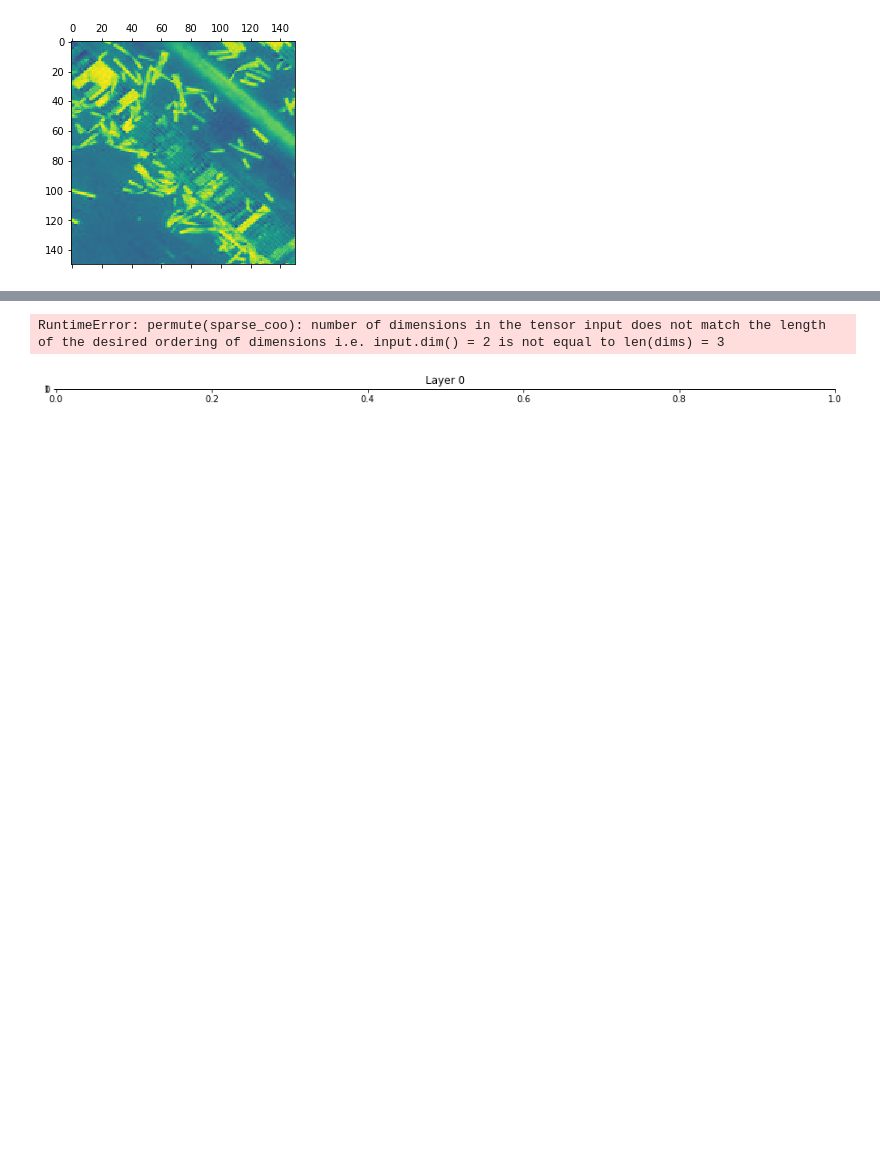
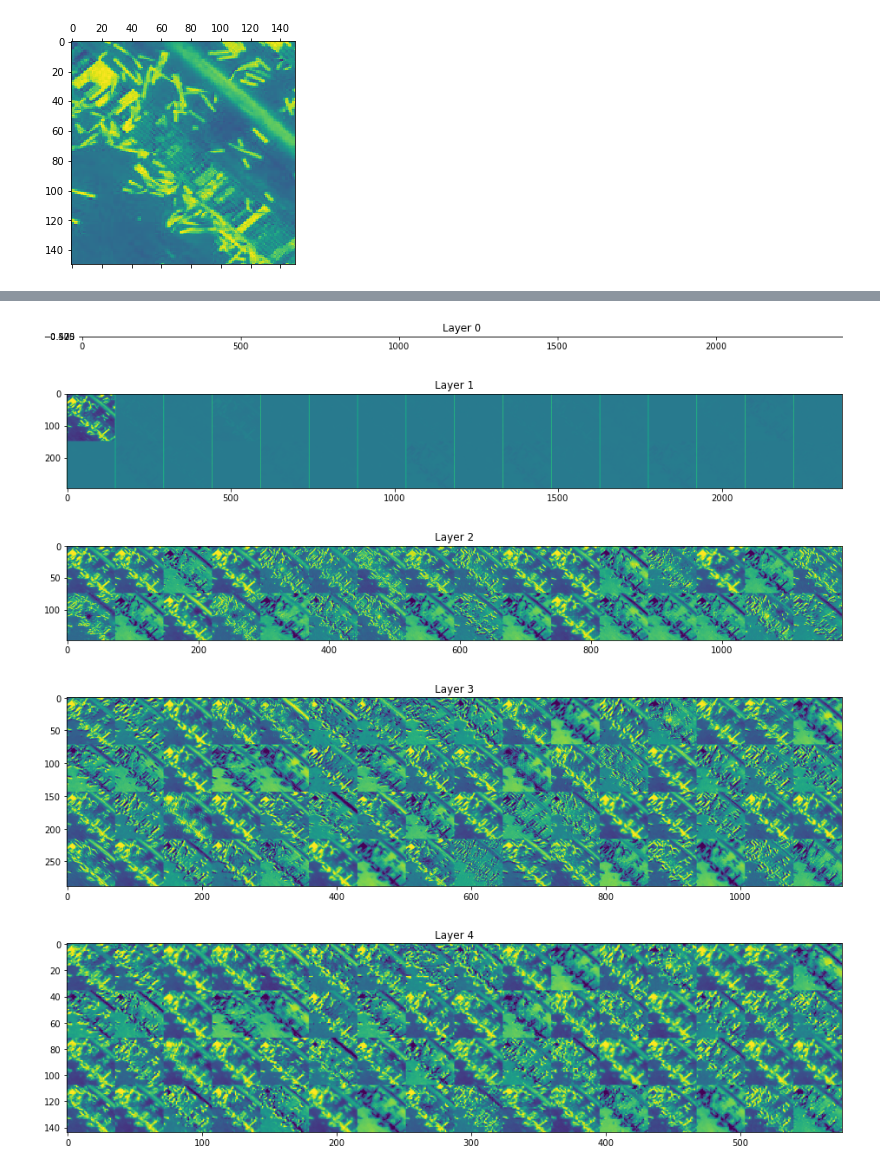
Before and after one commit to AxelEutarici/M2_SISE_Images_Classification, a Jupyter notebook: original_pytorch.ipynb, the cells around one changed output, grey strips where cells are left out. Drawn from its saved outputs; the diff is of its cells as text; code cells hidden in the pictures; blank space fills up the shorter version.

Commit message:
add plot

```diff
--- a/original_pytorch.ipynb
+++ b/original_pytorch.ipynb
@@ -305,25 +304,30 @@ plt.matshow(third_layer_activation[0][0, :, :], cmap='viridis')
 # %%
-
 for layer_name, layer_activation in zip(layer_names, activations):
     n_features = layer_activation.shape[1]
     size = layer_activation.shape[2]
-    n_cols = n_features // images_per_row
-    display_grid = torch.zeros((size * n_cols, images_per_row * size))
+    n_cols = n_features//images_per_row
+    display_grid = np.zeros((n_cols * size, images_per_row * size))
+    layer_activation = layer_activation.detach().numpy()
     for col in range(n_cols):
         for row in range(images_per_row):
-            channel_image = layer_activation[0, col * images_per_row + row, :, :]
+            channel_image = layer_activation[0, col*images_per_row + row, :, :]
+            #channel_image = layer_activation[0,:,:,col*images_per_row+row]
             channel_image -= channel_image.mean()
             channel_image /= channel_image.std()
             channel_image *= 64
             channel_image += 128
-            channel_image = channel_image.clamp(0, 255).type(torch.uint8)
-            display_grid[col * size:(col + 1) * size, row * size:(row + 1) * size] = channel_image
-    scale = 1. / size
+            channel_image = np.clip(channel_image, 0, 255).astype('uint8')
+            display_grid[col * size : (col + 1) * size,
+                         row * size : (row + 1) * size] = channel_image
+    scale = 1./size
     plt.figure(figsize=(scale * display_grid.shape[1],
                         scale * display_grid.shape[0]))
     plt.title(layer_name)
     plt.grid(False)
-    plt.imshow(display_grid.permute(1, 0, 2), aspect='auto', cmap='viridis')
+    plt.imshow(display_grid, aspect='auto', cmap='viridis')
 # %% [output]
-RuntimeError: permute(sparse_coo): number of dimensions in the tensor input does not match the length of the desired ordering of dimensions i.e. input.dim() = 2 is not equal to len(dims) = 3
-[figure, old version]
+[figure, new version]
+[figure, added]
+[figure, added]
+[figure, added]
+[figure, added]
```
Also changed, not shown: parts of 5 cells of this notebook.
